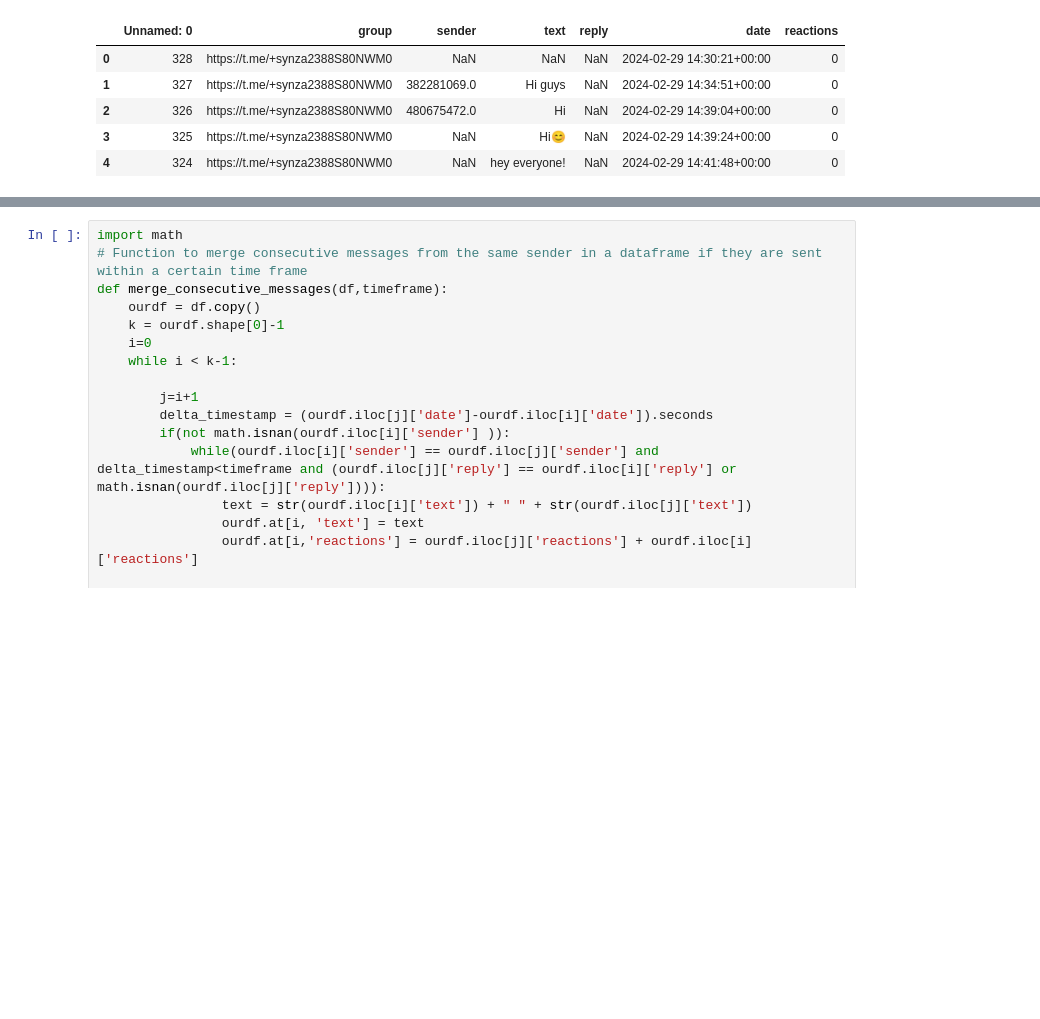
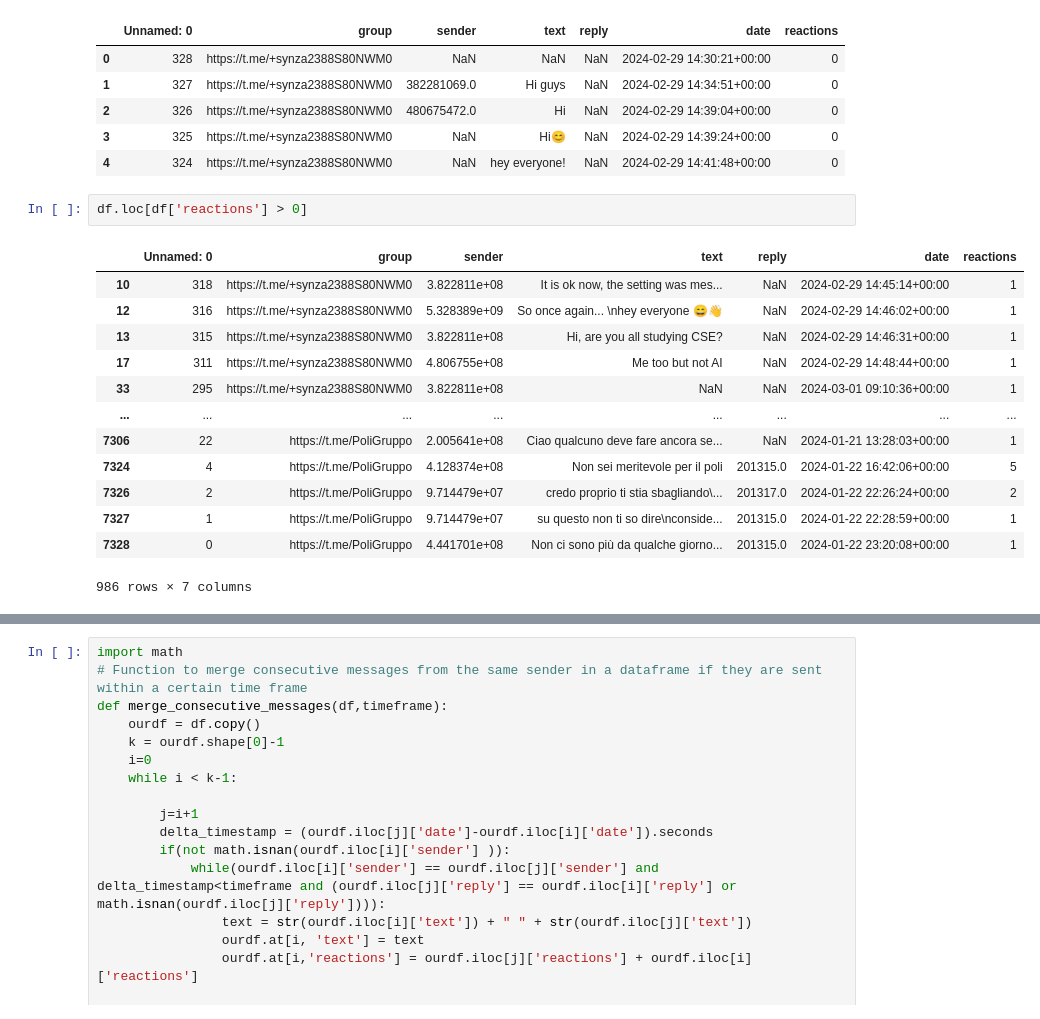
Before and after one commit to amirmosio/telegram-event-detection, a Jupyter notebook: Cosine_Similarities.ipynb, the cells around one changed output, grey strips where cells are left out. Saved outputs shown, nothing was run; the diff lists cells and outputs as text; blank space fills up the shorter version.

```diff
--- a/Cosine_Similarities.ipynb
+++ b/Cosine_Similarities.ipynb
@@ -83,6 +123,22 @@ ourdf.head()
 | 2 | 326 | https://t.me/+synza2388S80NWM0 | 480675472.0 | Hi | NaN | 2024-02-29 14:39:04+00:00 | 0 |
 | 3 | 325 | https://t.me/+synza2388S80NWM0 | NaN | Hi😊 | NaN | 2024-02-29 14:39:24+00:00 | 0 |
 | 4 | 324 | https://t.me/+synza2388S80NWM0 | NaN | hey everyone! | NaN | 2024-02-29 14:41:48+00:00 | 0 |
+# %%
+df.loc[df['reactions'] > 0]
+# %% [output]
+|  | Unnamed: 0 | group | sender | text | reply | date | reactions |
+| 10 | 318 | https://t.me/+synza2388S80NWM0 | 3.822811e+08 | It is ok now, the setting was mes... | NaN | 2024-02-29 14:45:14+00:00 | 1 |
+| 12 | 316 | https://t.me/+synza2388S80NWM0 | 5.328389e+09 | So once again... \nhey everyone 😄👋 | NaN | 2024-02-29 14:46:02+00:00 | 1 |
+| 13 | 315 | https://t.me/+synza2388S80NWM0 | 3.822811e+08 | Hi, are you all studying CSE? | NaN | 2024-02-29 14:46:31+00:00 | 1 |
+| 17 | 311 | https://t.me/+synza2388S80NWM0 | 4.806755e+08 | Me too but not AI | NaN | 2024-02-29 14:48:44+00:00 | 1 |
+| 33 | 295 | https://t.me/+synza2388S80NWM0 | 3.822811e+08 | NaN | NaN | 2024-03-01 09:10:36+00:00 | 1 |
+| ... | ... | ... | ... | ... | ... | ... | ... |
+| 7306 | 22 | https://t.me/PoliGruppo | 2.005641e+08 | Ciao qualcuno deve fare ancora se... | NaN | 2024-01-21 13:28:03+00:00 | 1 |
+| 7324 | 4 | https://t.me/PoliGruppo | 4.128374e+08 | Non sei meritevole per il poli | 201315.0 | 2024-01-22 16:42:06+00:00 | 5 |
+| 7326 | 2 | https://t.me/PoliGruppo | 9.714479e+07 | credo proprio ti stia sbagliando\... | 201317.0 | 2024-01-22 22:26:24+00:00 | 2 |
+| 7327 | 1 | https://t.me/PoliGruppo | 9.714479e+07 | su questo non ti so dire\nconside... | 201315.0 | 2024-01-22 22:28:59+00:00 | 1 |
+| 7328 | 0 | https://t.me/PoliGruppo | 4.441701e+08 | Non ci sono più da qualche giorno... | 201315.0 | 2024-01-22 23:20:08+00:00 | 1 |
+986 rows × 7 columns
 # %%
 from datetime import datetime, timedelta
 import re
```
Also changed, not shown: parts of 10 cells of this notebook.
